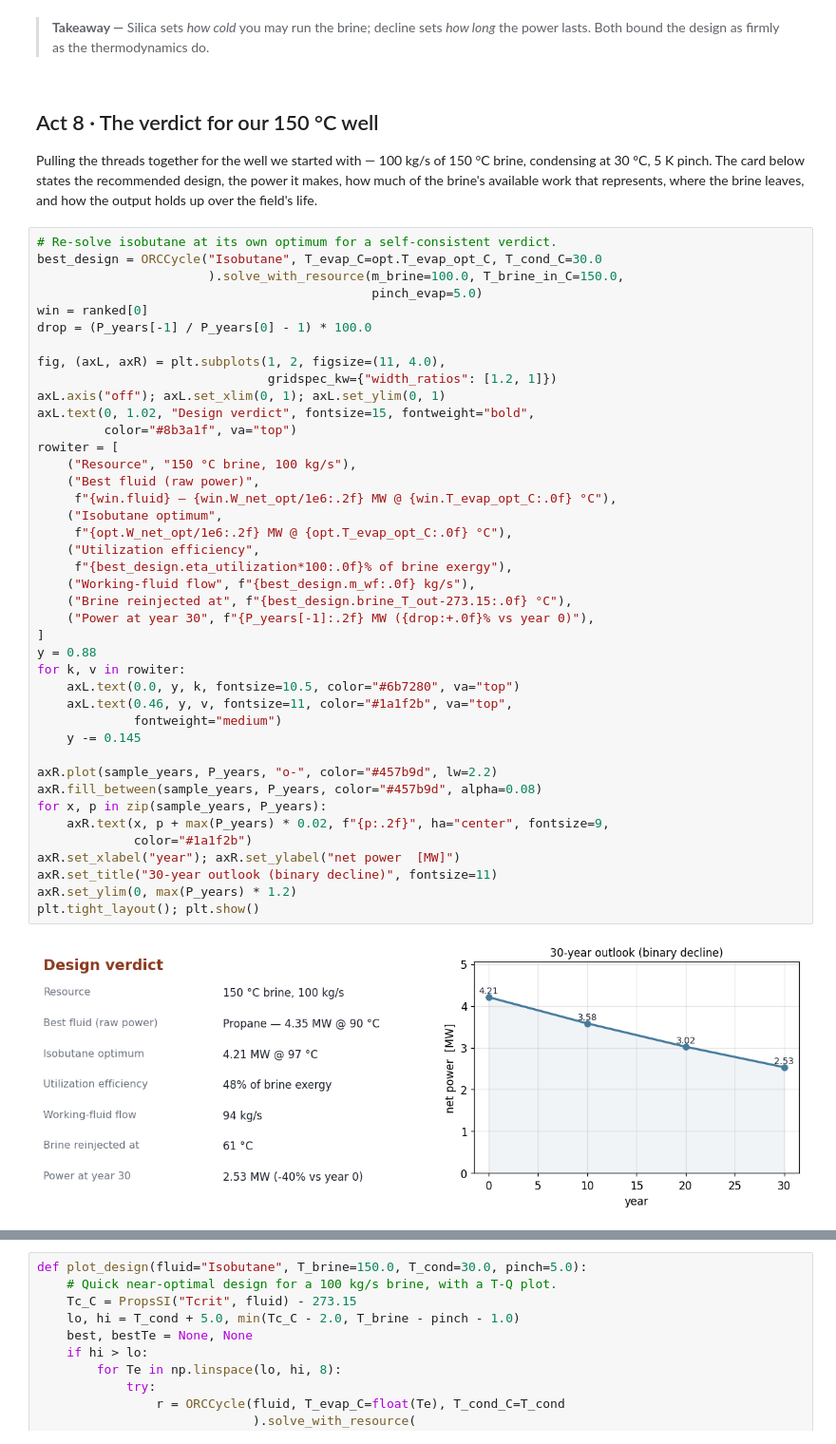
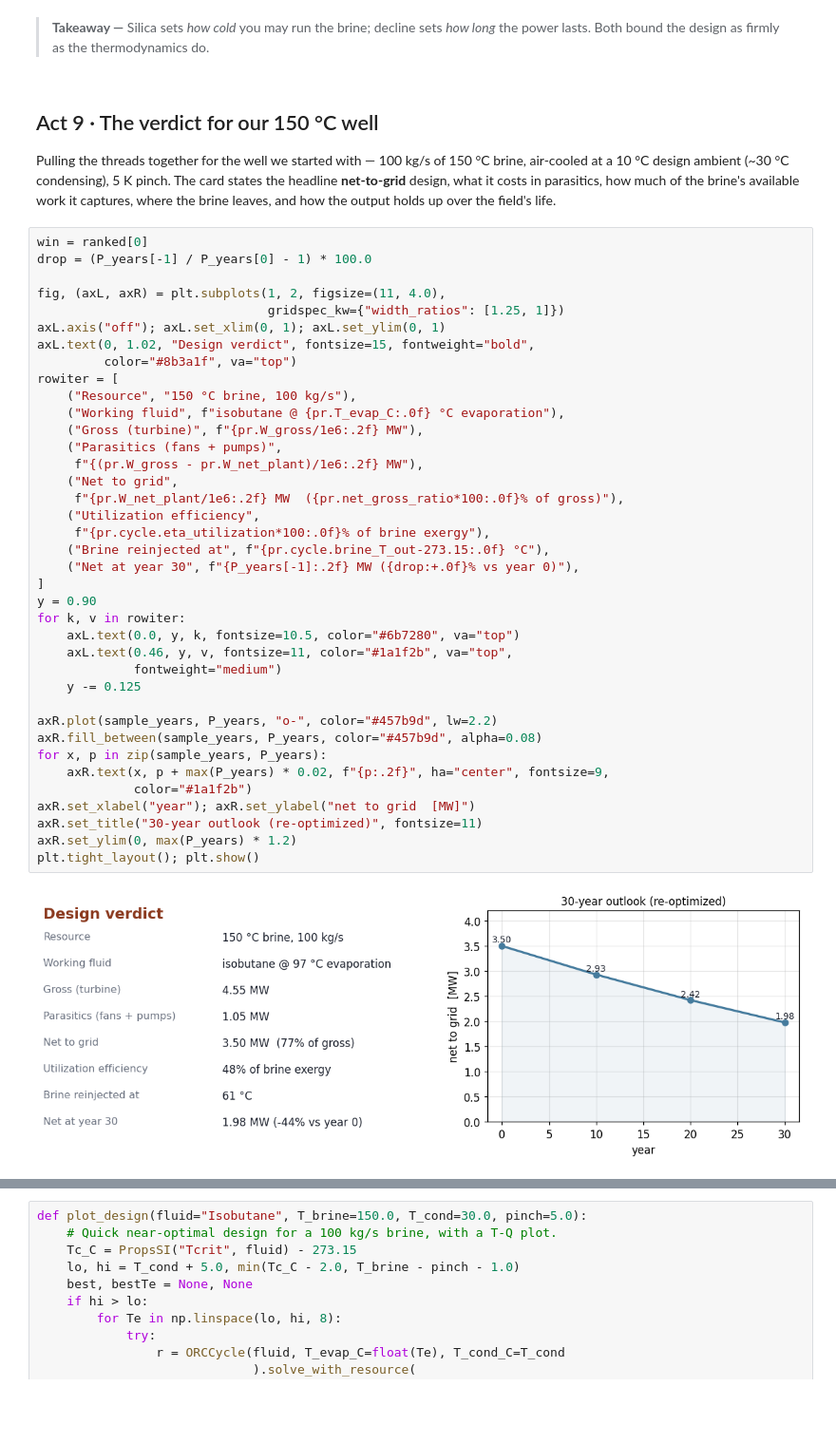
Before and after one commit to khb-git/geothermal-orc, a Jupyter notebook: notebooks/demo.ipynb, the cells around one changed output, grey strips where cells are left out. Shown at 95% size. Saved outputs shown, nothing was run; the diff lists cells and outputs as text; blank space fills up the shorter version.

Commit message:
Tier 1: balance-of-plant (parasitics, ambient/seasonal), off-design decline, literature benchmarks

```diff
--- a/notebooks/demo.ipynb
+++ b/notebooks/demo.ipynb
@@ -602,54 +695,51 @@ year :  T[C]  ->  P[MW]
 long* the power lasts. Both bound the design as firmly as the thermodynamics
 do.
 # %% [markdown]
-## Act 8 · The verdict for our 150 °C well
+## Act 9 · The verdict for our 150 °C well
 
 Pulling the threads together for the well we started with — 100 kg/s of 150 °C
-brine, condensing at 30 °C, 5 K pinch. The card below states the recommended
-design, the power it makes, how much of the brine's available work that
-represents, where the brine leaves, and how the output holds up over the field's
-life.
+brine, air-cooled at a 10 °C design ambient (~30 °C condensing), 5 K pinch. The
+card states the headline **net-to-grid** design, what it costs in parasitics,
+how much of the brine's available work it captures, where the brine leaves, and
+how the output holds up over the field's life.
 # %%
-# Re-solve isobutane at its own optimum for a self-consistent verdict.
-best_design = ORCCycle("Isobutane", T_evap_C=opt.T_evap_opt_C, T_cond_C=30.0
-                       ).solve_with_resource(m_brine=100.0, T_brine_in_C=150.0,
-                                             pinch_evap=5.0)
 win = ranked[0]
 drop = (P_years[-1] / P_years[0] - 1) * 100.0
 
 fig, (axL, axR) = plt.subplots(1, 2, figsize=(11, 4.0),
-                               gridspec_kw={"width_ratios": [1.2, 1]})
+                               gridspec_kw={"width_ratios": [1.25, 1]})
 axL.axis("off"); axL.set_xlim(0, 1); axL.set_ylim(0, 1)
 axL.text(0, 1.02, "Design verdict", fontsize=15, fontweight="bold",
          color="#8b3a1f", va="top")
 rowiter = [
     ("Resource", "150 °C brine, 100 kg/s"),
-    ("Best fluid (raw power)",
-     f"{win.fluid} — {win.W_net_opt/1e6:.2f} MW @ {win.T_evap_opt_C:.0f} °C"),
-    ("Isobutane optimum",
-     f"{opt.W_net_opt/1e6:.2f} MW @ {opt.T_evap_opt_C:.0f} °C"),
+    ("Working fluid", f"isobutane @ {pr.T_evap_C:.0f} °C evaporation"),
+    ("Gross (turbine)", f"{pr.W_gross/1e6:.2f} MW"),
+    ("Parasitics (fans + pumps)",
+     f"{(pr.W_gross - pr.W_net_plant)/1e6:.2f} MW"),
+    ("Net to grid",
+     f"{pr.W_net_plant/1e6:.2f} MW  ({pr.net_gross_ratio*100:.0f}% of gross)"),
     ("Utilization efficiency",
-     f"{best_design.eta_utilization*100:.0f}% of brine exergy"),
-    ("Working-fluid flow", f"{best_design.m_wf:.0f} kg/s"),
-    ("Brine reinjected at", f"{best_design.brine_T_out-273.15:.0f} °C"),
-    ("Power at year 30", f"{P_years[-1]:.2f} MW ({drop:+.0f}% vs year 0)"),
+     f"{pr.cycle.eta_utilization*100:.0f}% of brine exergy"),
+    ("Brine reinjected at", f"{pr.cycle.brine_T_out-273.15:.0f} °C"),
+    ("Net at year 30", f"{P_years[-1]:.2f} MW ({drop:+.0f}% vs year 0)"),
 ]
-y = 0.88
+y = 0.90
 for k, v in rowiter:
     axL.text(0.0, y, k, fontsize=10.5, color="#6b7280", va="top")
     axL.text(0.46, y, v, fontsize=11, color="#1a1f2b", va="top",
              fontweight="medium")
-    y -= 0.145
+    y -= 0.125
 
 axR.plot(sample_years, P_years, "o-", color="#457b9d", lw=2.2)
 axR.fill_between(sample_years, P_years, color="#457b9d", alpha=0.08)
 for x, p in zip(sample_years, P_years):
     axR.text(x, p + max(P_years) * 0.02, f"{p:.2f}", ha="center", fontsize=9,
              color="#1a1f2b")
-axR.set_xlabel("year"); axR.set_ylabel("net power  [MW]")
-axR.set_title("30-year outlook (binary decline)", fontsize=11)
+axR.set_xlabel("year"); axR.set_ylabel("net to grid  [MW]")
+axR.set_title("30-year outlook (re-optimized)", fontsize=11)
 axR.set_ylim(0, max(P_years) * 1.2)
 plt.tight_layout(); plt.show()
 # %% [output]
-[figure, old version]
+[figure, new version]
 # %% [markdown]
```
Also changed, not shown: parts of 12 cells of this notebook, 6 other files.
